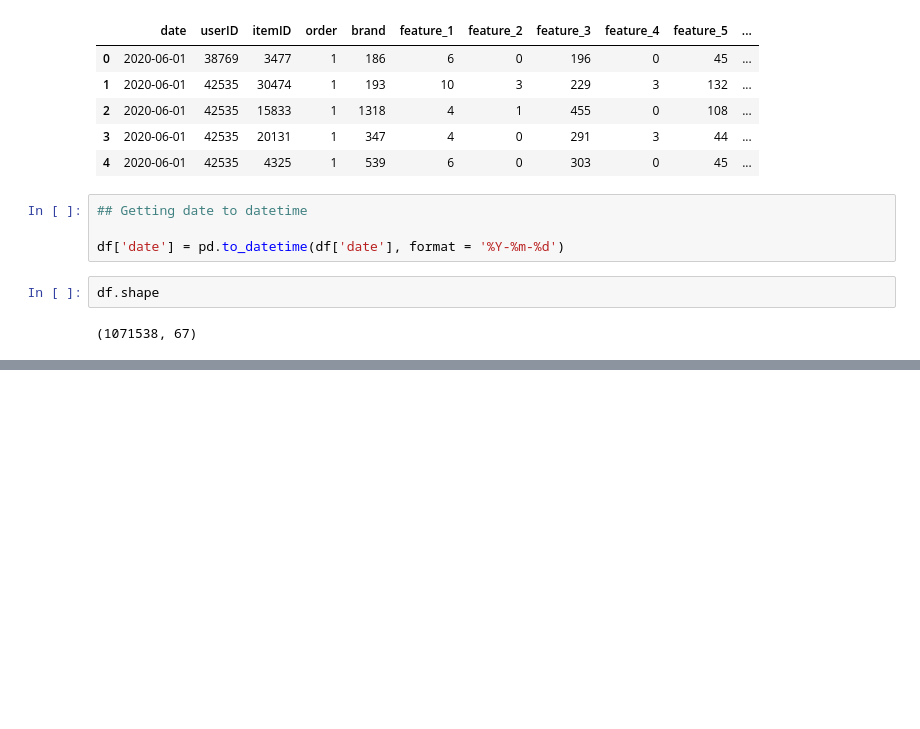
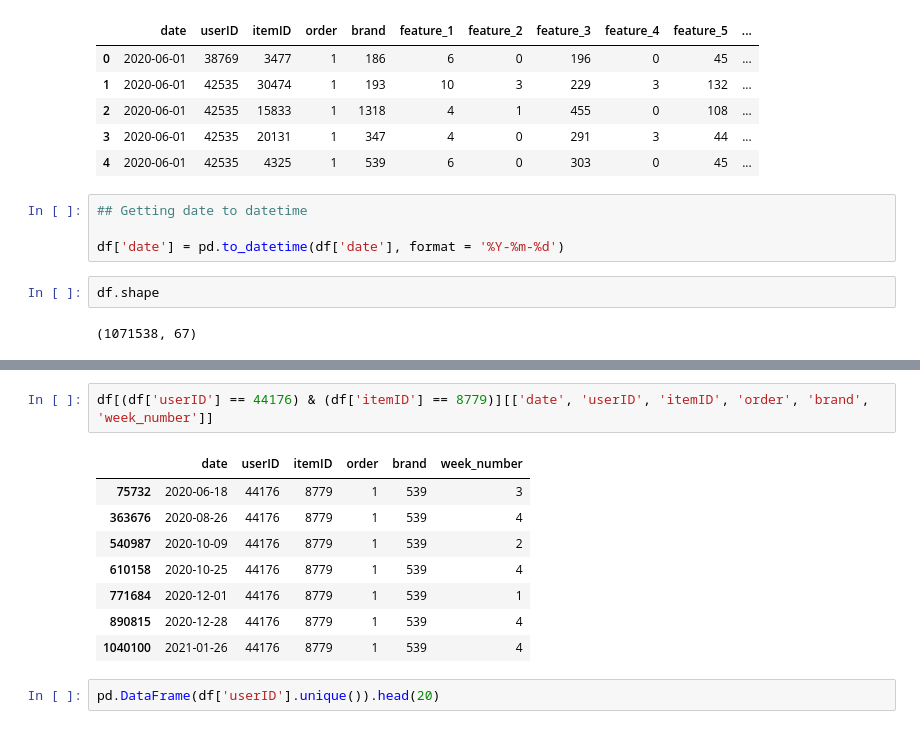
Before and after one commit to Evan-Callaghan/DATA-448-Predictive-Analytics, a Jupyter notebook: Data Mining Cup 2022/user_windows.ipynb, the cells around one changed output, grey strips where cells are left out. Saved outputs shown, nothing was run; the diff lists cells and outputs as text; blank space fills up the shorter version.

```diff
--- a/Data Mining Cup 2022/user_windows.ipynb
+++ b/Data Mining Cup 2022/user_windows.ipynb
@@ -38,0 +123,13 @@ df.shape
+# %%
+df[(df['userID'] == 44176) & (df['itemID'] == 8779)][['date', 'userID', 'itemID', 'order', 'brand', 'week_number']]
+# %% [output]
+|  | date | userID | itemID | order | brand | week_number |
+| 75732 | 2020-06-18 | 44176 | 8779 | 1 | 539 | 3 |
+| 363676 | 2020-08-26 | 44176 | 8779 | 1 | 539 | 4 |
+| 540987 | 2020-10-09 | 44176 | 8779 | 1 | 539 | 2 |
+| 610158 | 2020-10-25 | 44176 | 8779 | 1 | 539 | 4 |
+| 771684 | 2020-12-01 | 44176 | 8779 | 1 | 539 | 1 |
+| 890815 | 2020-12-28 | 44176 | 8779 | 1 | 539 | 4 |
+| 1040100 | 2021-01-26 | 44176 | 8779 | 1 | 539 | 4 |
+# %%
+pd.DataFrame(df['userID'].unique()).head(20)
```
Also changed, not shown: parts of 6 cells of this notebook.
